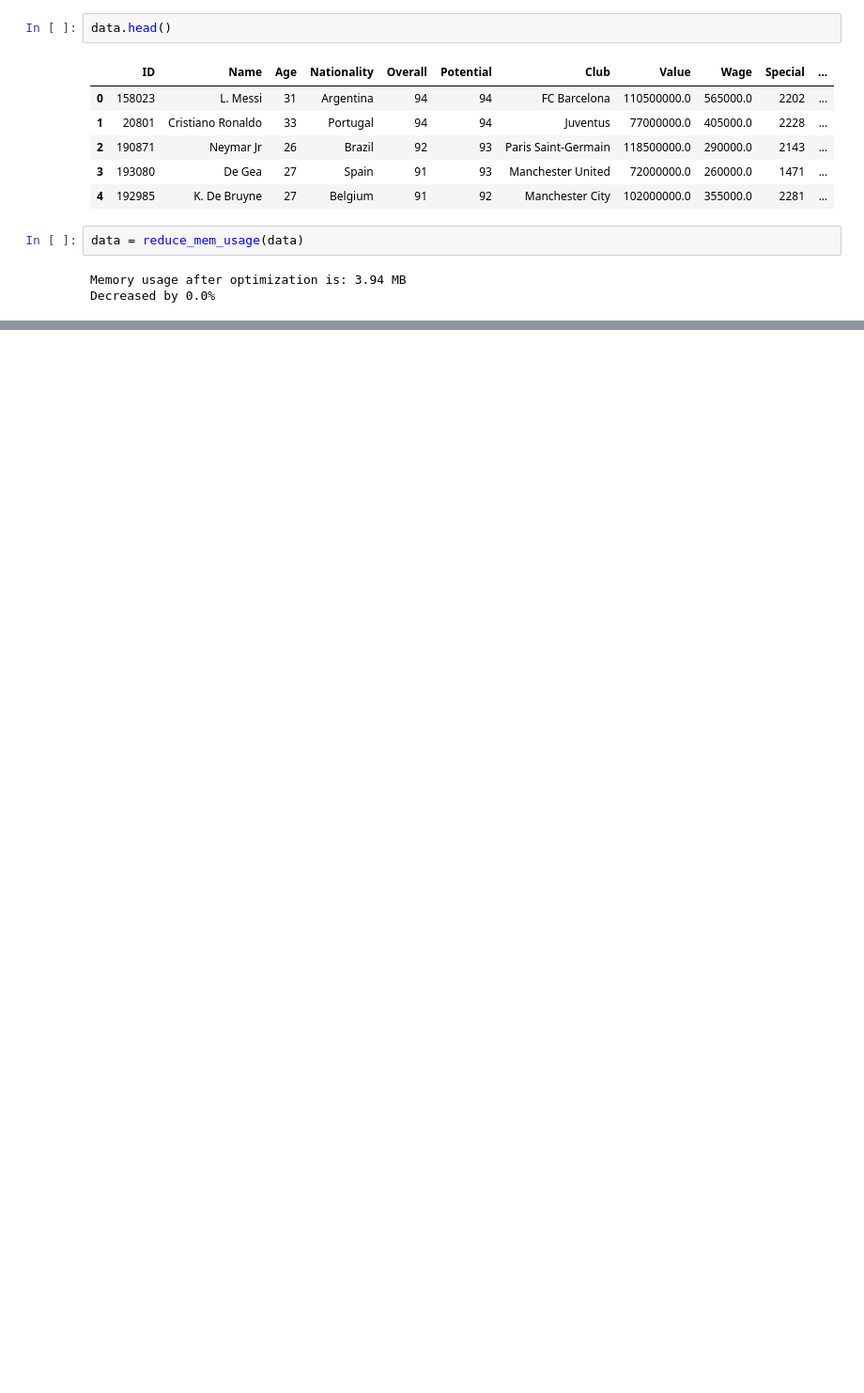
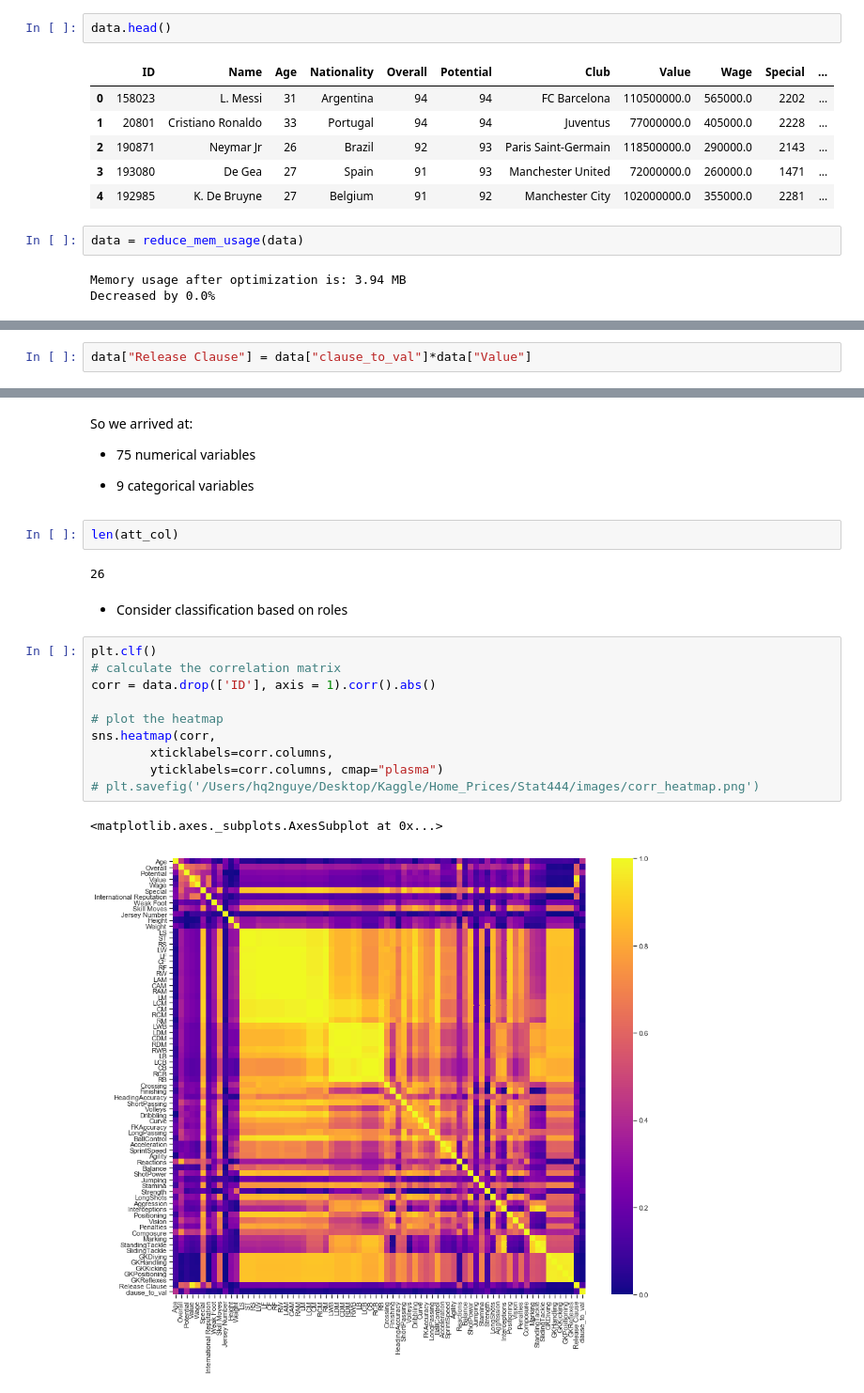
Before and after one commit to HieuFromWaterloo/stat441_project, a Jupyter notebook: Exploration.ipynb, the cells around one changed output, grey strips where cells are left out. Shown at 94% size. Drawn from its saved outputs; the diff is of its cells as text; blank space fills up the shorter version.

```diff
--- a/Exploration.ipynb
+++ b/Exploration.ipynb
@@ -565,0 +591,2 @@ Decreased by 0.0%
+# %%
+data["Release Clause"] = data["clause_to_val"]*data["Value"]
@@ -565,0 +615,25 @@ Decreased by 0.0%
+# %% [markdown]
+So we arrived at:
+
++ 75 numerical variables
+
++ 9 categorical variables
+# %%
+len(att_col)
+# %% [output]
+26
+# %% [markdown]
+- Consider classification based on roles
+# %%
+plt.clf()
+# calculate the correlation matrix
+corr = data.drop(['ID'], axis = 1).corr().abs()
+
+# plot the heatmap
+sns.heatmap(corr,
+        xticklabels=corr.columns,
+        yticklabels=corr.columns, cmap="plasma")
+# plt.savefig('/Users/hq2nguye/Desktop/Kaggle/Home_Prices/Stat444/images/corr_heatmap.png')
+# %% [output]
+<matplotlib.axes._subplots.AxesSubplot at 0x...>
+[figure, added]
```
Also changed, not shown: parts of 25 cells of this notebook, 1 other file.
